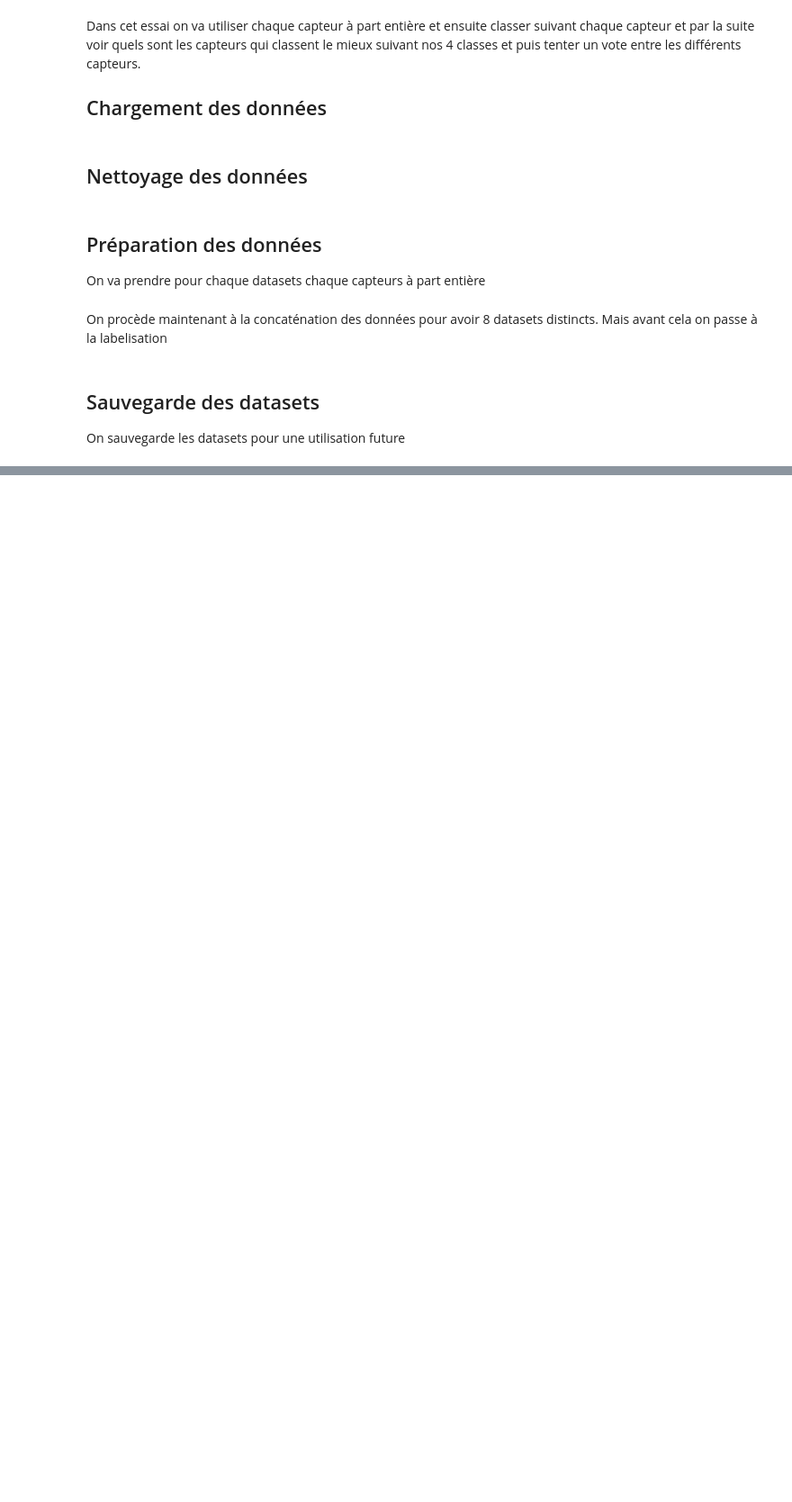
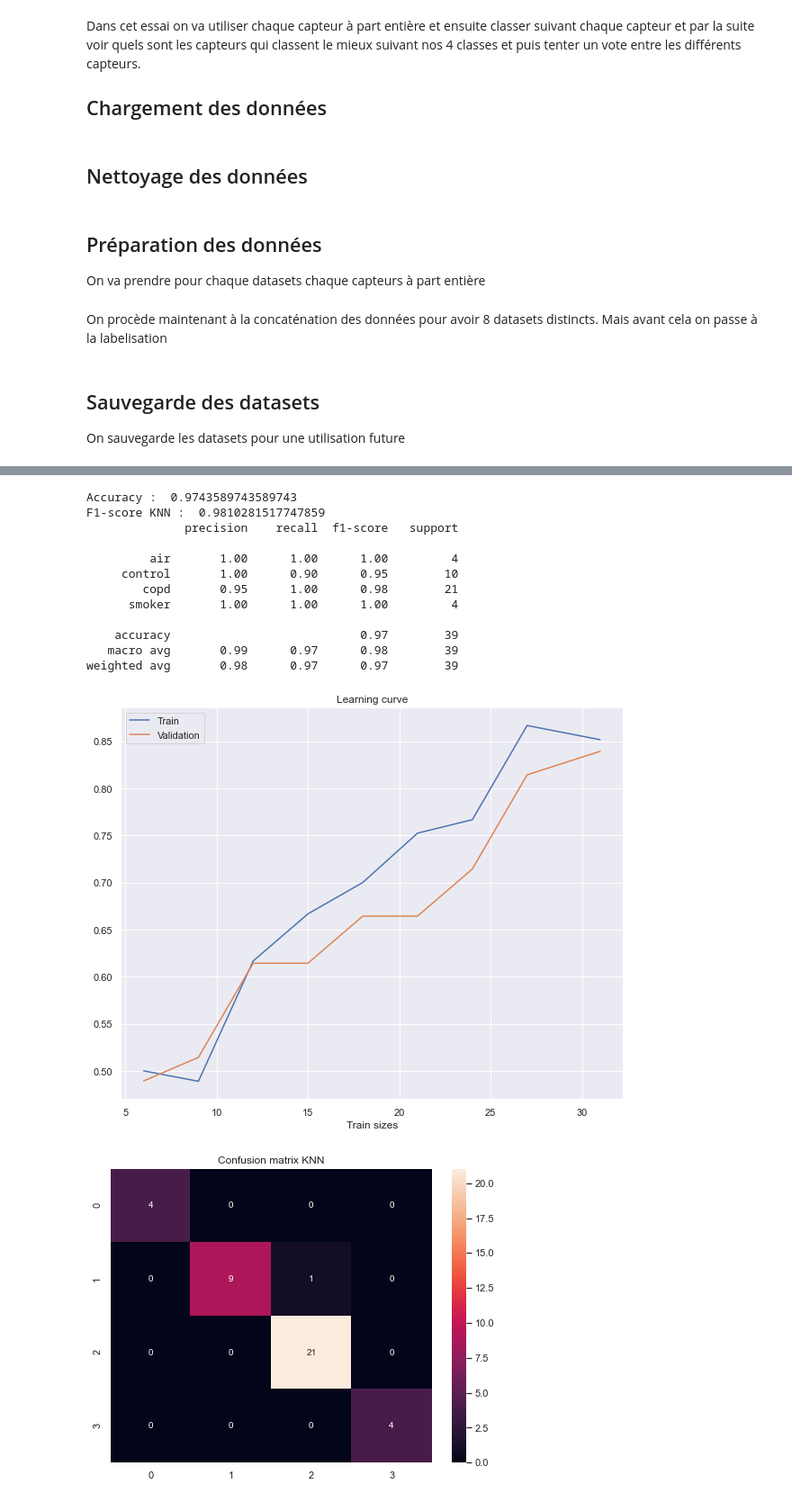
Before and after one commit to MohamedNennouche/COPD-Detection, a Jupyter notebook: COPD-1D-signals.ipynb, the cells around one changed output, grey strips where cells are left out. Shown at 90% size. Cells and saved outputs as stored; diff of their text form; code cells hidden in the pictures; blank space fills up the shorter version.

```diff
--- a/COPD-1D-signals.ipynb
+++ b/COPD-1D-signals.ipynb
@@ -99,0 +191,3 @@ On sauvegarde les datasets pour une utilisation future
+# %%
+knncapteur(data=data_capteur3,test_size=0.5)
+# %% [output]
@@ -99,0 +211,14 @@ On sauvegarde les datasets pour une utilisation future
+Accuracy :  0.9743589743589743
+F1-score KNN :  0.9810281517747859
+              precision    recall  f1-score   support
+
+         air       1.00      1.00      1.00         4
+     control       1.00      0.90      0.95        10
+        copd       0.95      1.00      0.98        21
+      smoker       1.00      1.00      1.00         4
+
+    accuracy                           0.97        39
+   macro avg       0.99      0.97      0.98        39
+weighted avg       0.98      0.97      0.97        39
+[figure, added]
+[figure, added]
```
Also changed, not shown: parts of 13 cells of this notebook, 8 other files.
